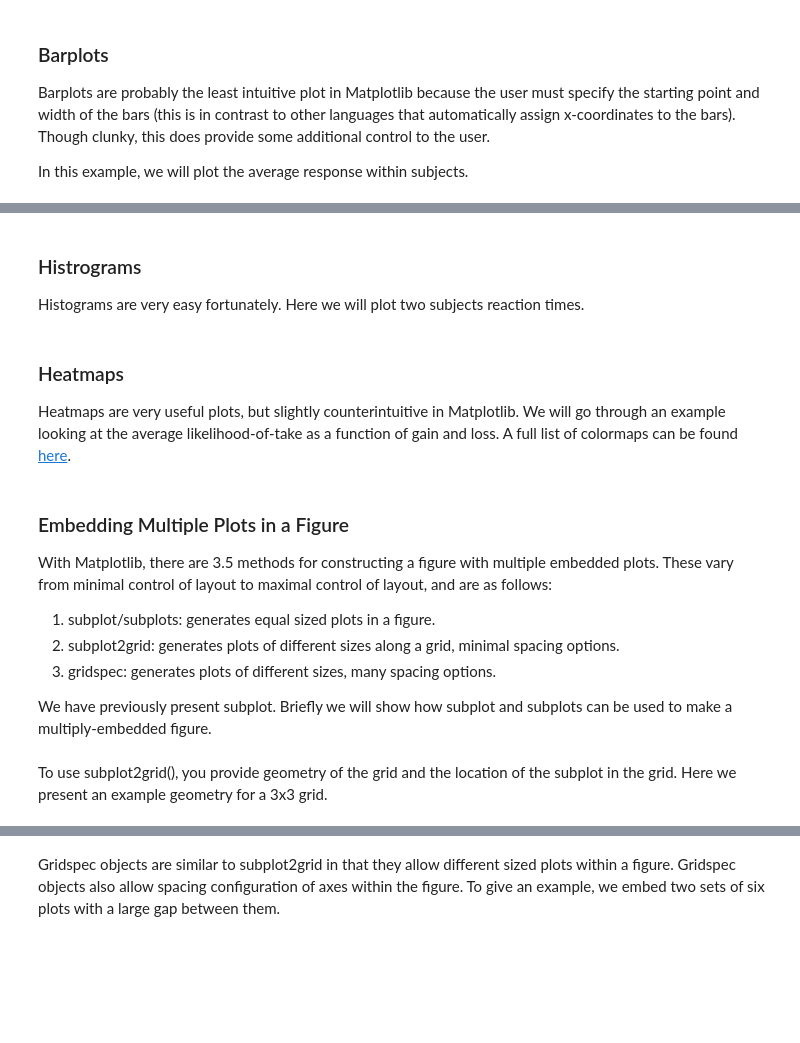
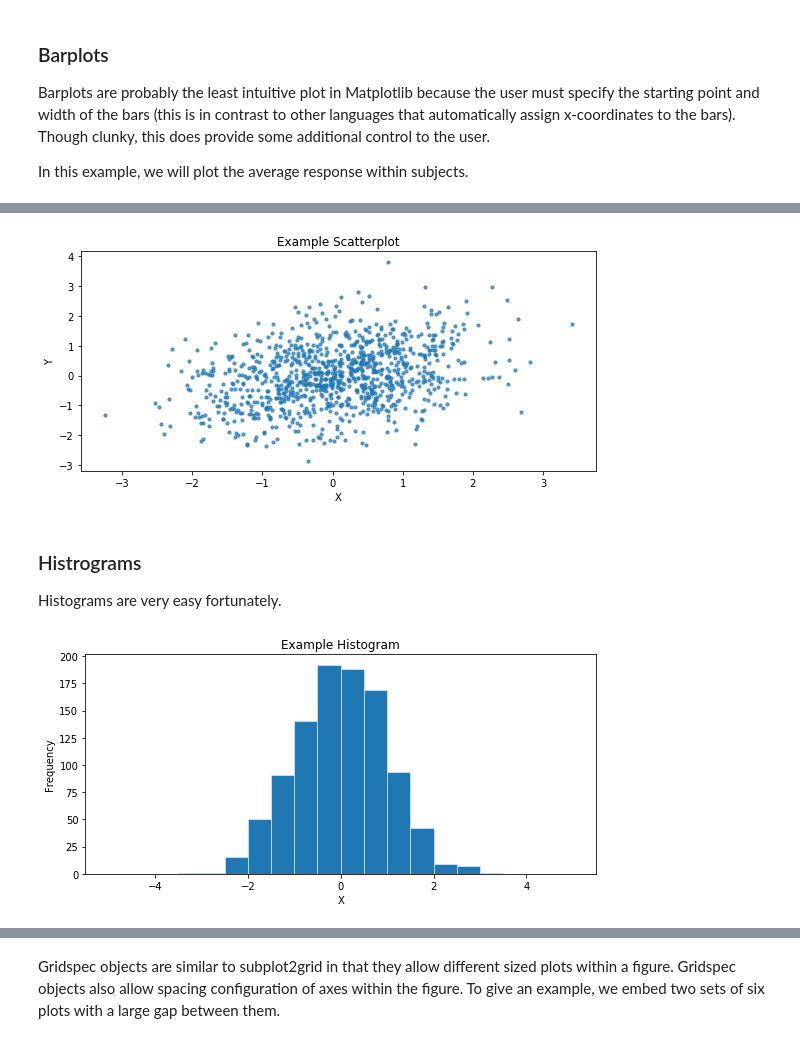
Before and after one commit to zashwood/pni_bootcamp_2019, a Jupyter notebook: day02/day02_notes.ipynb, the cells around one changed output, grey strips where cells are left out. Drawn from its saved outputs; the diff is of its cells as text; code cells hidden in the pictures; blank space fills up the shorter version.

```diff
--- a/day02/day02_notes.ipynb
+++ b/day02/day02_notes.ipynb
@@ -651,3 +862,21 @@ plt.tight_layout()
+# %%
+## Initialize canvas.
+fig, ax = plt.subplots(1,1,figsize=(8,4))
+
+## Simulate data.
+mu = [0,0]
+cov = [[1.0,0.4],[0.4,1.0]]
+x, y = np.random.multivariate_normal(mu, cov, 1000).T
+
+## Plot scatterplot.
+ax.scatter(x, y, s=10, alpha=0.7)
+
+## Add details.
+ax.set(xlabel='X', ylabel='Y', title='Example Scatterplot')
+
+plt.tight_layout()
+# %% [output]
+[figure, added]
 # %% [markdown]
 ### Histrograms
-Histograms are very easy fortunately. Here we will plot two subjects reaction times.
+Histograms are very easy fortunately.
@@ -677,3 +882,0 @@ plt.tight_layout();
-# %% [markdown]
-### Heatmaps
-Heatmaps are very useful plots, but slightly counterintuitive in Matplotlib. We will go through an example looking at the average likelihood-of-take as a function of gain and loss. A full list of colormaps can be found [here](https://matplotlib.org/examples/color/colormaps_reference.html).
@@ -715,8 +882,0 @@ cbar.set_label('Average Response', fontsize=20)
-# %% [markdown]
-### Embedding Multiple Plots in a Figure
-With Matplotlib, there are 3.5 methods for constructing a figure with multiple embedded plots. These vary from minimal control of layout to maximal control of layout, and are as follows:
-1. subplot/subplots: generates equal sized plots in a figure.
-2. subplot2grid: generates plots of different sizes along a grid, minimal spacing options.
-3. gridspec: generates plots of different sizes, many spacing options.
-
-We have previously present subplot. Briefly we will show how subplot and subplots can be used to make a multiply-embedded figure.
@@ -750,2 +882,0 @@ for n in range(4):
-# %% [markdown]
-To use subplot2grid(), you provide geometry of the grid and the location of the subplot in the grid. Here we present an example geometry for a 3x3 grid.
@@ -774,0 +883,13 @@ ax.text(0.5,0.5,'ax5', fontsize=18, ha='center', va='center');
+# %%
+## Initialize canvas.
+fig, ax = plt.subplots(1,1,figsize=(8,4))
+
+## Plot scatterplot.
+ax.hist(x, bins=np.linspace(-5,5,21), lw=0.5, edgecolor='w')
+
+## Add details.
+ax.set(xlabel='X', ylabel='Frequency', title='Example Histogram')
+
+plt.tight_layout()
+# %% [output]
+[figure, added]
```
Also changed, not shown: parts of 102 cells of this notebook.
